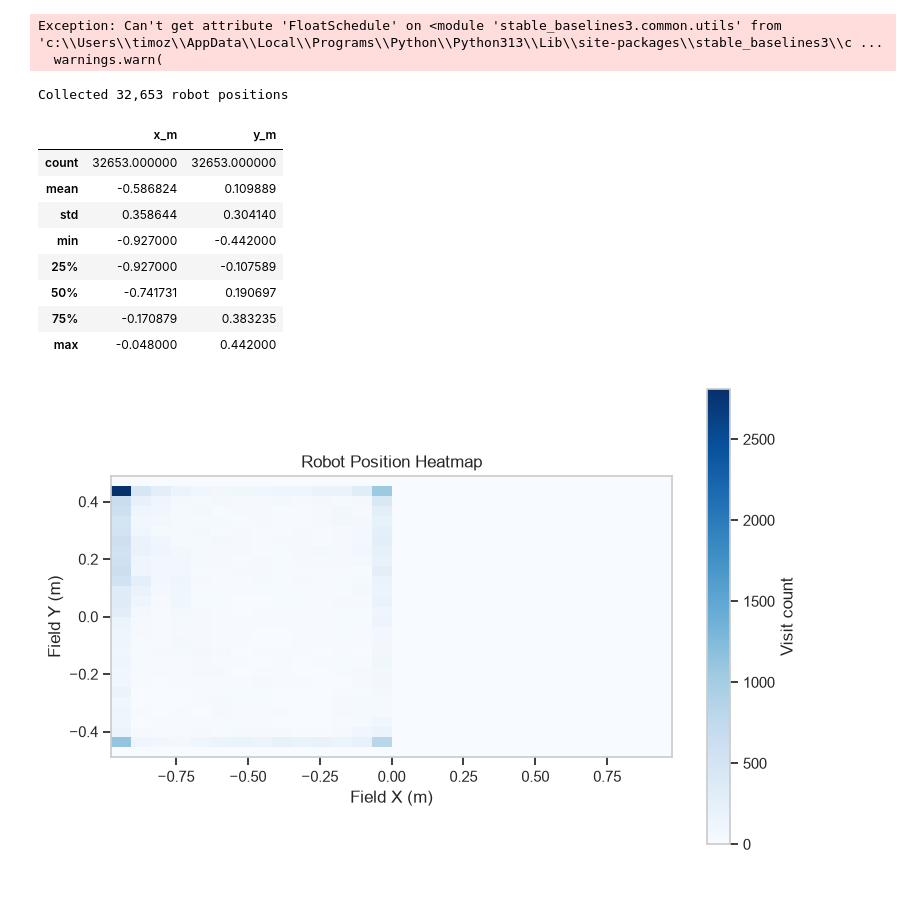
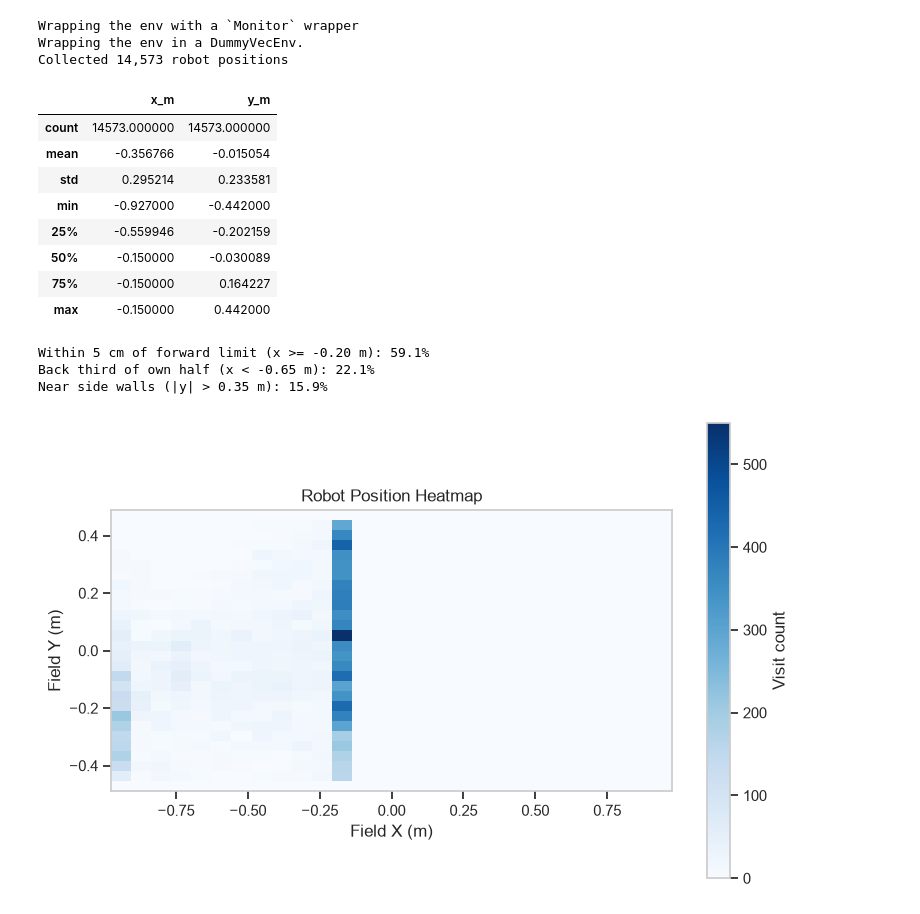
Before and after one commit to SIgz26/NHLstenden-Air-Hockey-Ai, a Jupyter notebook: Orion Vision/research/analysis.ipynb, the cells around one changed output. Saved outputs shown, nothing was run; the diff lists cells and outputs as text; code cells hidden in the pictures.

```diff
--- a/Orion Vision/research/analysis.ipynb
+++ b/Orion Vision/research/analysis.ipynb
@@ -404,51 +292,43 @@ Passing `palette` without assigning `hue` is deprecated and will be removed in v
 # %%
-# 5. Position occupancy during deterministic test episodes
-
-
+# 5. Final PPO robot-position heatmap
 
 if DEFAULT_MODEL.is_file():
-
     robot_positions = collect_robot_positions(
-
         model_path=DEFAULT_MODEL,
-
-        episodes=40,
-
-        reward_mode="aggressive",
-
+        episodes=EVAL_EPISODES,
+        reward_mode=DEFAULT_REWARD_MODE,
         max_steps=MAX_EPISODE_STEPS,
-
         seed=EVAL_SEED,
-
+        algorithm=DEFAULT_ALGORITHM,
+        opponent_type=EVAL_OPPONENT,
     )
-
     positions_array = np.asarray(robot_positions)
-
     print(f"Collected {len(positions_array):,} robot positions")
-
     display(pd.DataFrame(positions_array, columns=["x_m", "y_m"]).describe())
-
+    print(f"Within 5 cm of forward limit (x >= -0.20 m): {100 * np.mean(positions_array[:, 0] >= -0.20):.1f}%")
+    print(f"Back third of own half (x < -0.65 m): {100 * np.mean(positions_array[:, 0] < -0.65):.1f}%")
+    print(f"Near side walls (|y| > 0.35 m): {100 * np.mean(np.abs(positions_array[:, 1]) > 0.35):.1f}%")
     heatmap_robot_positions([positions_array])
-
     plt.show()
-
 else:
-
-    print("Position heatmap skipped because the default model archive is unavailable.")
+    print("Position heatmap skipped because the final PPO archive is unavailable.")
 # %% [output]
-Exception: Can't get attribute 'FloatSchedule' on <module 'stable_baselines3.common.utils' from 'c:\\Users\\timoz\\AppData\\Local\\Programs\\Python\\Python313\\Lib\\site-packages\\stable_baselines3\\c ...
-  warnings.warn(
+Wrapping the env with a `Monitor` wrapper
+Wrapping the env in a DummyVecEnv.
+Collected 14,573 robot positions
+|  | x_m | y_m |
+| count | 14573.000000 | 14573.000000 |
+| mean | -0.356766 | -0.015054 |
+| std | 0.295214 | 0.233581 |
+| min | -0.927000 | -0.442000 |
+| 25% | -0.559946 | -0.202159 |
+| 50% | -0.150000 | -0.030089 |
+| 75% | -0.150000 | 0.164227 |
+| max | -0.150000 | 0.442000 |
-Collected 32,653 robot positions
+Within 5 cm of forward limit (x >= -0.20 m): 59.1%
+Back third of own half (x < -0.65 m): 22.1%
+Near side walls (|y| > 0.35 m): 15.9%
-|  | x_m | y_m |
-| count | 32653.000000 | 32653.000000 |
-| mean | -0.586824 | 0.109889 |
-| std | 0.358644 | 0.304140 |
-| min | -0.927000 | -0.442000 |
-| 25% | -0.927000 | -0.107589 |
-| 50% | -0.741731 | 0.190697 |
-| 75% | -0.170879 | 0.383235 |
-| max | -0.048000 | 0.442000 |
-[figure, old version]
+[figure, new version]
 # %% [markdown]
 ## Interpretatie en methodologie
 
```
Also changed, not shown: parts of 7 cells of this notebook, 48 other files.
